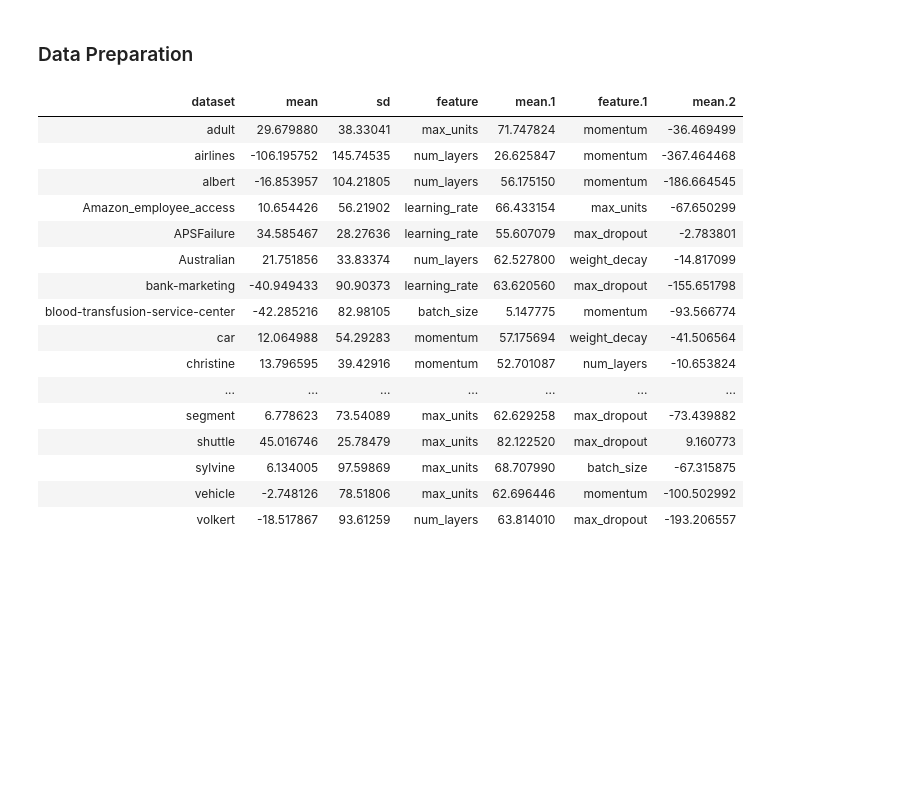
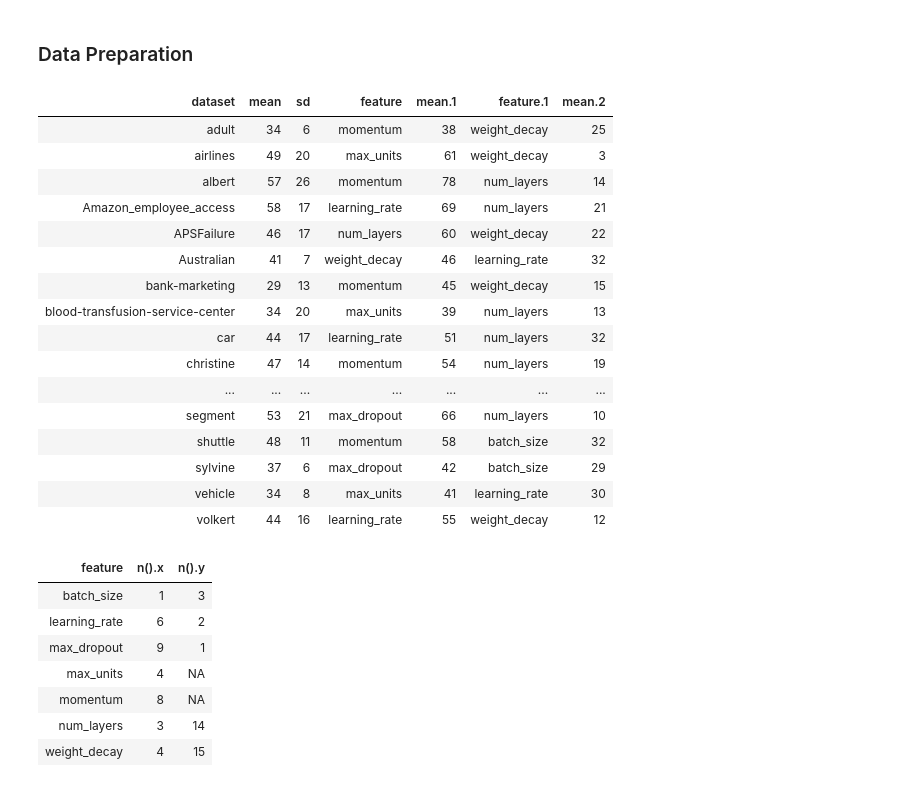
Before and after one commit to slds-lmu/paper_2021_xautoml, a Jupyter notebook: analysis/analysis_appendix_B.3.2.ipynb, the cells around one changed output. Cells and saved outputs as stored; diff of their text form; code cells hidden in the pictures; blank space fills up the shorter version.

```diff
--- a/analysis/analysis_appendix_B.3.2.ipynb
+++ b/analysis/analysis_appendix_B.3.2.ipynb
@@ -50,32 +50,40 @@ data.list = lapply(datasets, function(data){
 names(data.list) = datasets
 # %%
 # analysis of confidence improvement
-df_datasets = create_table_datasets(data.list, "SS_L2", "gt.diff.sd", 7)
+df_datasets = create_table_datasets(data.list, "SS_L2", "conf.rel", 7)
 df_feat_worst = as.data.frame(df_datasets %>% group_by(feature.1) %>% summarise(n()))
 df_feat_best = as.data.frame(df_datasets %>% group_by(feature) %>% summarise(n()))
 df_feat = left_join(df_feat_best, df_feat_worst, by = c("feature"= "feature.1"))
 
-df_datasets[,c("mean","sd","mean.1", "mean.2")] = df_datasets[,c("mean","sd","mean.1", "mean.2")]*100
-#print(xtable(df_datasets[,-c(4,6)], digits = 0), include.rownames=FALSE)
-df_datasets
+df_datasets[,c("mean","sd","mean.1", "mean.2")] = round(df_datasets[,c("mean","sd","mean.1", "mean.2")]*100,0)
+names(df_datasets)
+df_feat
 # %% [output]
 | dataset | mean | sd | feature | mean.1 | feature.1 | mean.2 |
-| adult | 29.679880 | 38.33041 | max_units | 71.747824 | momentum | -36.469499 |
-| airlines | -106.195752 | 145.74535 | num_layers | 26.625847 | momentum | -367.464468 |
-| albert | -16.853957 | 104.21805 | num_layers | 56.175150 | momentum | -186.664545 |
-| Amazon_employee_access | 10.654426 | 56.21902 | learning_rate | 66.433154 | max_units | -67.650299 |
-| APSFailure | 34.585467 | 28.27636 | learning_rate | 55.607079 | max_dropout | -2.783801 |
-| Australian | 21.751856 | 33.83374 | num_layers | 62.527800 | weight_decay | -14.817099 |
-| bank-marketing | -40.949433 | 90.90373 | learning_rate | 63.620560 | max_dropout | -155.651798 |
-| blood-transfusion-service-center | -42.285216 | 82.98105 | batch_size | 5.147775 | momentum | -93.566774 |
-| car | 12.064988 | 54.29283 | momentum | 57.175694 | weight_decay | -41.506564 |
-| christine | 13.796595 | 39.42916 | momentum | 52.701087 | num_layers | -10.653824 |
+| adult | 34 | 6 | momentum | 38 | weight_decay | 25 |
+| airlines | 49 | 20 | max_units | 61 | weight_decay | 3 |
+| albert | 57 | 26 | momentum | 78 | num_layers | 14 |
+| Amazon_employee_access | 58 | 17 | learning_rate | 69 | num_layers | 21 |
+| APSFailure | 46 | 17 | num_layers | 60 | weight_decay | 22 |
+| Australian | 41 | 7 | weight_decay | 46 | learning_rate | 32 |
+| bank-marketing | 29 | 13 | momentum | 45 | weight_decay | 15 |
+| blood-transfusion-service-center | 34 | 20 | max_units | 39 | num_layers | 13 |
+| car | 44 | 17 | learning_rate | 51 | num_layers | 32 |
+| christine | 47 | 14 | momentum | 54 | num_layers | 19 |
 | ... | ... | ... | ... | ... | ... | ... |
-| segment | 6.778623 | 73.54089 | max_units | 62.629258 | max_dropout | -73.439882 |
-| shuttle | 45.016746 | 25.78479 | max_units | 82.122520 | max_dropout | 9.160773 |
-| sylvine | 6.134005 | 97.59869 | max_units | 68.707990 | batch_size | -67.315875 |
-| vehicle | -2.748126 | 78.51806 | max_units | 62.696446 | momentum | -100.502992 |
-| volkert | -18.517867 | 93.61259 | num_layers | 63.814010 | max_dropout | -193.206557 |
+| segment | 53 | 21 | max_dropout | 66 | num_layers | 10 |
+| shuttle | 48 | 11 | momentum | 58 | batch_size | 32 |
+| sylvine | 37 | 6 | max_dropout | 42 | batch_size | 29 |
+| vehicle | 34 | 8 | max_units | 41 | learning_rate | 30 |
+| volkert | 44 | 16 | learning_rate | 55 | weight_decay | 12 |
+| feature | n().x | n().y |
+| batch_size | 1 | 3 |
+| learning_rate | 6 | 2 |
+| max_dropout | 9 | 1 |
+| max_units | 4 | NA |
+| momentum | 8 | NA |
+| num_layers | 3 | 14 |
+| weight_decay | 4 | 15 |
 # %%
 # analysis of neg loglik improvement
 df_datasets = create_table_datasets(data.all, "SS_L1", "neg_loglik.rel", 7)
```
